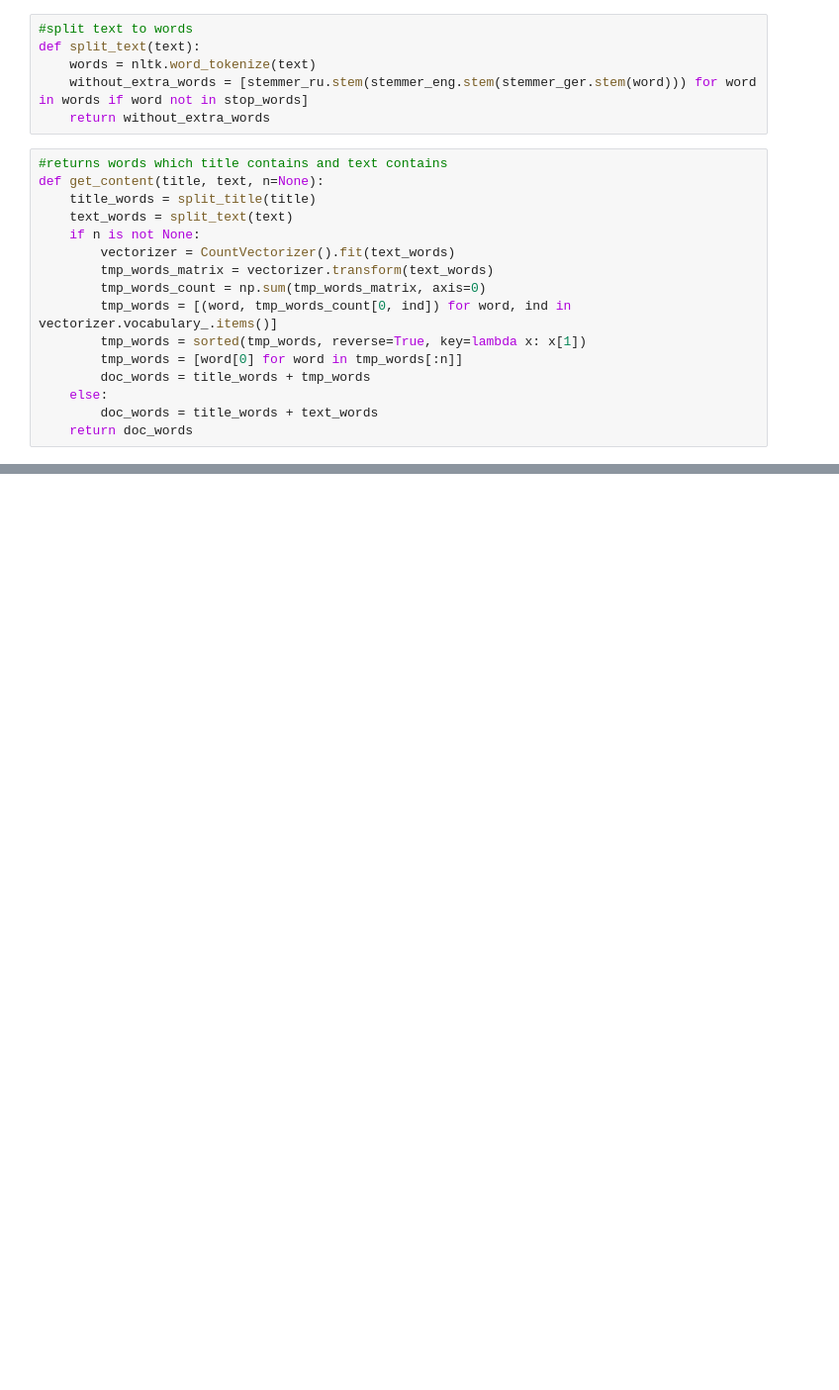
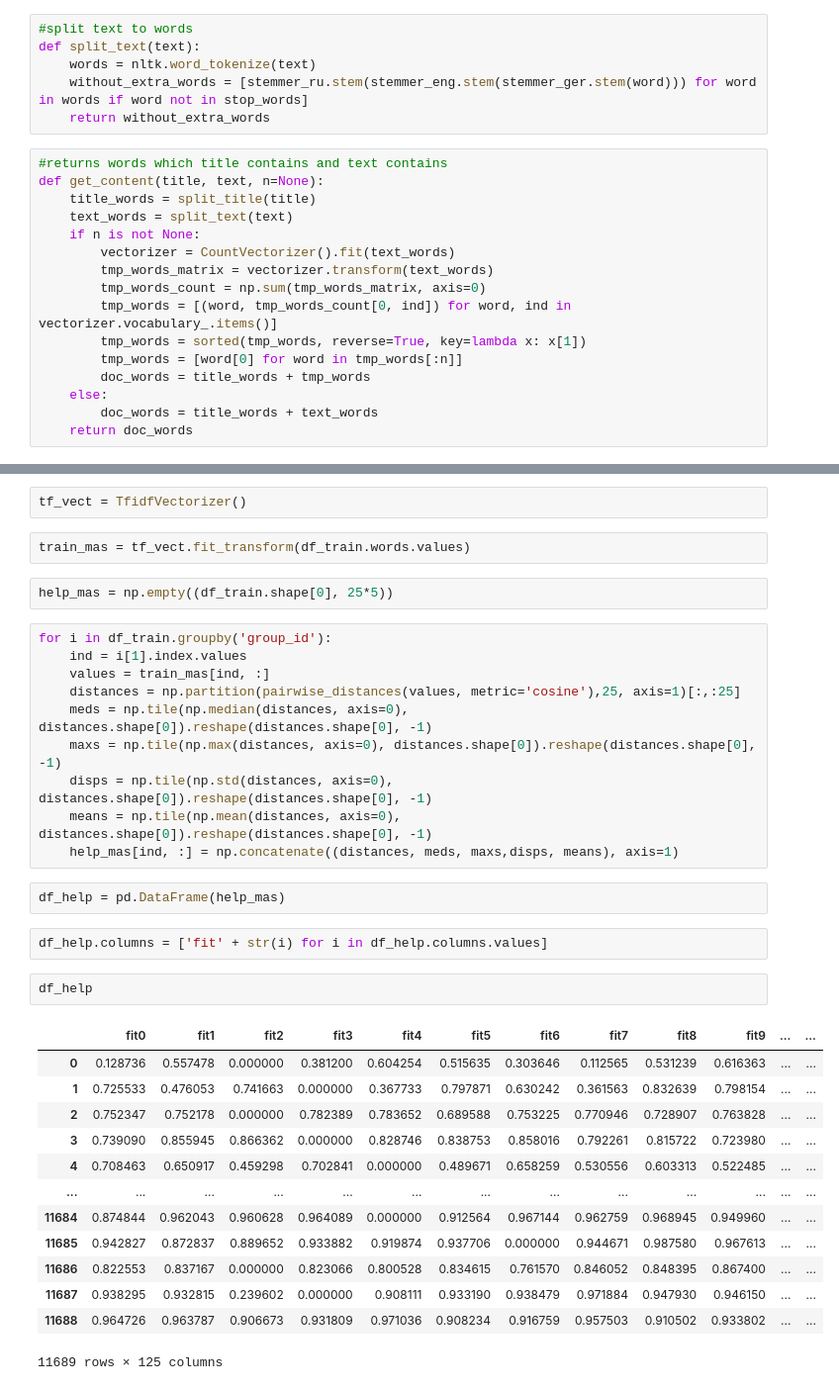
Before and after one commit to ron1x1-abba/ml1.sphere, a Jupyter notebook: project.ipynb, the cells around one changed output, grey strips where cells are left out. Shown at 99% size. Drawn from its saved outputs; the diff is of its cells as text; blank space fills up the shorter version.

```diff
--- a/project.ipynb
+++ b/project.ipynb
@@ -116,0 +242,36 @@ with Pool(processes=8) as pool, tqdm(total=queue.qsize()) as pbar:
+# %%
+tf_vect = TfidfVectorizer()
+# %%
+train_mas = tf_vect.fit_transform(df_train.words.values)
+# %%
+help_mas = np.empty((df_train.shape[0], 25*5))
+# %%
+for i in df_train.groupby('group_id'):
+    ind = i[1].index.values
+    values = train_mas[ind, :]
+    distances = np.partition(pairwise_distances(values, metric='cosine'),25, axis=1)[:,:25]
+    meds = np.tile(np.median(distances, axis=0), distances.shape[0]).reshape(distances.shape[0], -1)
+    maxs = np.tile(np.max(distances, axis=0), distances.shape[0]).reshape(distances.shape[0], -1)
+    disps = np.tile(np.std(distances, axis=0), distances.shape[0]).reshape(distances.shape[0], -1)
+    means = np.tile(np.mean(distances, axis=0), distances.shape[0]).reshape(distances.shape[0], -1)
+    help_mas[ind, :] = np.concatenate((distances, meds, maxs,disps, means), axis=1)
+# %%
+df_help = pd.DataFrame(help_mas)
+# %%
+df_help.columns = ['fit' + str(i) for i in df_help.columns.values]
+# %%
+df_help
+# %% [output]
+|  | fit0 | fit1 | fit2 | fit3 | fit4 | fit5 | fit6 | fit7 | fit8 | fit9 | ... | ... |
+| 0 | 0.128736 | 0.557478 | 0.000000 | 0.381200 | 0.604254 | 0.515635 | 0.303646 | 0.112565 | 0.531239 | 0.616363 | ... | ... |
+| 1 | 0.725533 | 0.476053 | 0.741663 | 0.000000 | 0.367733 | 0.797871 | 0.630242 | 0.361563 | 0.832639 | 0.798154 | ... | ... |
+| 2 | 0.752347 | 0.752178 | 0.000000 | 0.782389 | 0.783652 | 0.689588 | 0.753225 | 0.770946 | 0.728907 | 0.763828 | ... | ... |
+| 3 | 0.739090 | 0.855945 | 0.866362 | 0.000000 | 0.828746 | 0.838753 | 0.858016 | 0.792261 | 0.815722 | 0.723980 | ... | ... |
+| 4 | 0.708463 | 0.650917 | 0.459298 | 0.702841 | 0.000000 | 0.489671 | 0.658259 | 0.530556 | 0.603313 | 0.522485 | ... | ... |
+| ... | ... | ... | ... | ... | ... | ... | ... | ... | ... | ... | ... | ... |
+| 11684 | 0.874844 | 0.962043 | 0.960628 | 0.964089 | 0.000000 | 0.912564 | 0.967144 | 0.962759 | 0.968945 | 0.949960 | ... | ... |
+| 11685 | 0.942827 | 0.872837 | 0.889652 | 0.933882 | 0.919874 | 0.937706 | 0.000000 | 0.944671 | 0.987580 | 0.967613 | ... | ... |
+| 11686 | 0.822553 | 0.837167 | 0.000000 | 0.823066 | 0.800528 | 0.834615 | 0.761570 | 0.846052 | 0.848395 | 0.867400 | ... | ... |
+| 11687 | 0.938295 | 0.932815 | 0.239602 | 0.000000 | 0.908111 | 0.933190 | 0.938479 | 0.971884 | 0.947930 | 0.946150 | ... | ... |
+| 11688 | 0.964726 | 0.963787 | 0.906673 | 0.931809 | 0.971036 | 0.908234 | 0.916759 | 0.957503 | 0.910502 | 0.933802 | ... | ... |
+11689 rows × 125 columns
```
Also changed, not shown: parts of 52 cells of this notebook.
